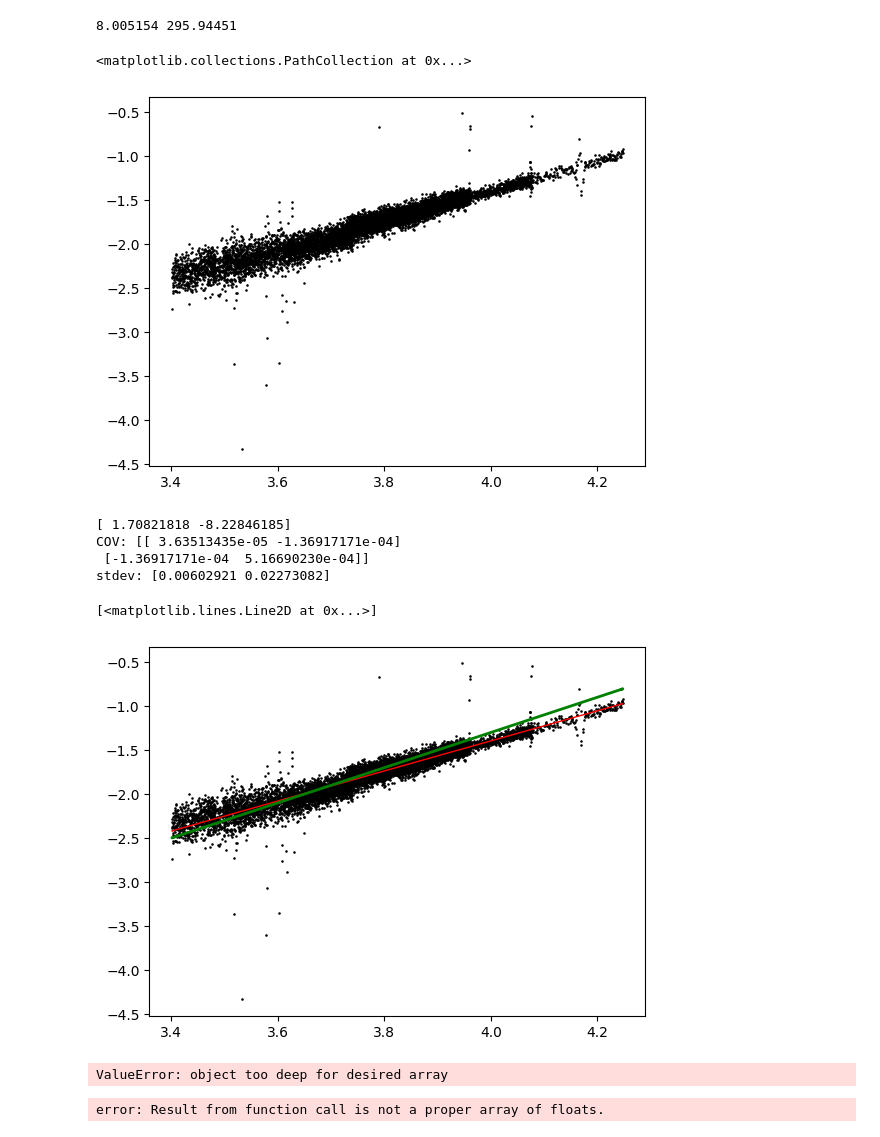
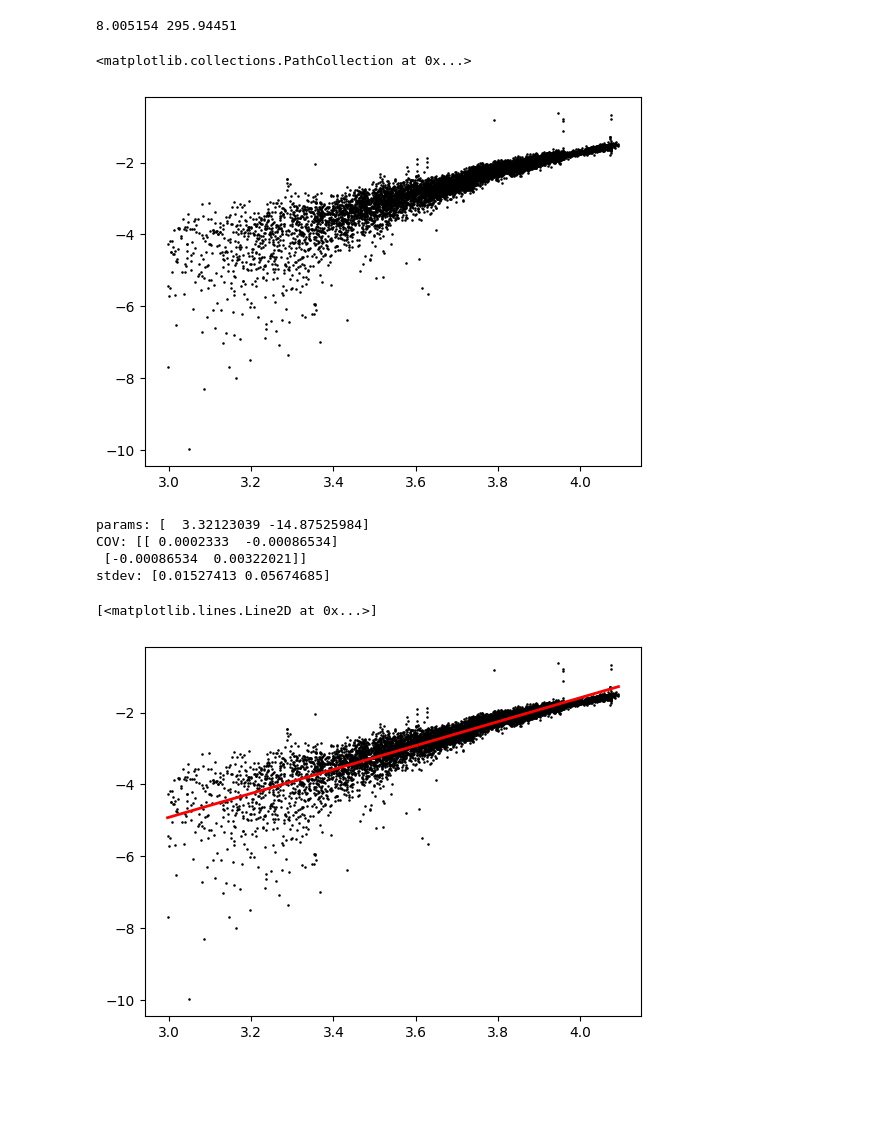
Before and after one commit to gamberoillecito/Nb-Characterization, a Jupyter notebook: R-vs-T/VdP.ipynb, the cells around one changed output. Cells and saved outputs as stored; diff of their text form; code cells hidden in the pictures; blank space fills up the shorter version.

```diff
--- a/R-vs-T/VdP.ipynb
+++ b/R-vs-T/VdP.ipynb
@@ -1080,61 +1080,48 @@ plt.axhline(Rho_0-max_deltaRs, color = 'red')
 #filter the first portion of the curve
 logT = []
 logRR0 = []
-t_u = 70
-t_l = 30
+T_comp = []
+Rs_comp = []
+t_u = 60
+t_l = 20
 i=0
+j=0
 while (Tf[i]<t_u):
-    if (Tf[i]> t_l and (Rs[i]- Rho_0 + max_deltaRs)>0):
+    if ((Tf[i]> t_l) and  (Rs[i]- Rho_0 )>0):
+        # T_comp.append(Tf[i])
+        # Rs_comp.append(Rs[i])
         logT.append(np.log(Tf[i]))
-        logRR0.append(np.log(Rs[i]- Rho_0 + max_deltaRs))
+        logRR0.append(np.log(Rs[i]- Rho_0))
+        #logRR0.append(np.log(np.abs(Rs[i]- Rho_0 )))
     i+=1
 
+while (Tf[j]<t_u):
+    if ((Tf[j]> t_l)):
+        T_comp.append(Tf[j])
+        Rs_comp.append(Rs[j])
+    j+=1
+
 plt.scatter(logT, logRR0, s = .7, color='black', label="Rf plot")
 # %% [output]
 <matplotlib.collections.PathCollection at 0x...>
-[figure, old version]
+[figure, new version]
 # %%
 coeff_log = np.polyfit(logT, logRR0, deg=1, cov = True)
 params, cov = coeff_log
 
 params = np.squeeze(params)
 cov = np.squeeze(cov)
-print(params)
+print('params:',params)
 print('COV:',cov)
 print('stdev:', np.sqrt(np.diag(cov)))
 
 plt.scatter(logT, logRR0, s = .7, color='black', label="Rf plot")
-plt.plot(logT,np.poly1d(params)(logT), linewidth = 1, color = 'red')
-plt.plot(logT,np.poly1d([2,-9.3])(logT), linewidth = 2, color = 'green')
+plt.plot(logT,np.poly1d(params)(logT), linewidth = 2, color = 'red')
+#plt.plot(logT,np.poly1d([2,-9.3])(logT), linewidth = 2, color = 'green')
 # %% [output]
-[ 1.70821818 -8.22846185]
-COV: [[ 3.63513435e-05 -1.36917171e-04]
- [-1.36917171e-04  5.16690230e-04]]
-stdev: [0.00602921 0.02273082]
+params: [  3.32123039 -14.87525984]
+COV: [[ 0.0002333  -0.00086534]
+ [-0.00086534  0.00322021]]
+stdev: [0.01527413 0.05674685]
 [<matplotlib.lines.Line2D at 0x...>]
-[figure, old version]
+[figure, new version]
-# %%
-from scipy.optimize import curve_fit
-
-# 1. Define the model function
-def func(T, a, b):
-    return b + a * T
-
-# 2. Perform the curve fit
-#    p0 provides initial guesses for a and b. These can help the optimizer
-#    find the best fit, especially for more complex functions.
-#    If not provided, curve_fit will use 1.0 for all parameters.
-popt, pcov = curve_fit(func, logT, logRR0, p0=[1, -2.60])
-
-# popt contains the optimal values for a and b
-a_fit = popt[0]
-b_fit = popt[1]
-
-print(f"Fitted parameters: a = {a_fit:.10f}, b = {b_fit:.10f}")
-
-# 3. Generate data for the fitted curve
-logT_fit = np.linspace(min(logT), max(logT), len(logT)) # More points for a smooth curve
-logRR0_fit = func(logT_fit, a_fit, b_fit)
-# %% [output]
-ValueError: object too deep for desired array
-error: Result from function call is not a proper array of floats.
```
Also changed, not shown: parts of 3 cells of this notebook.
